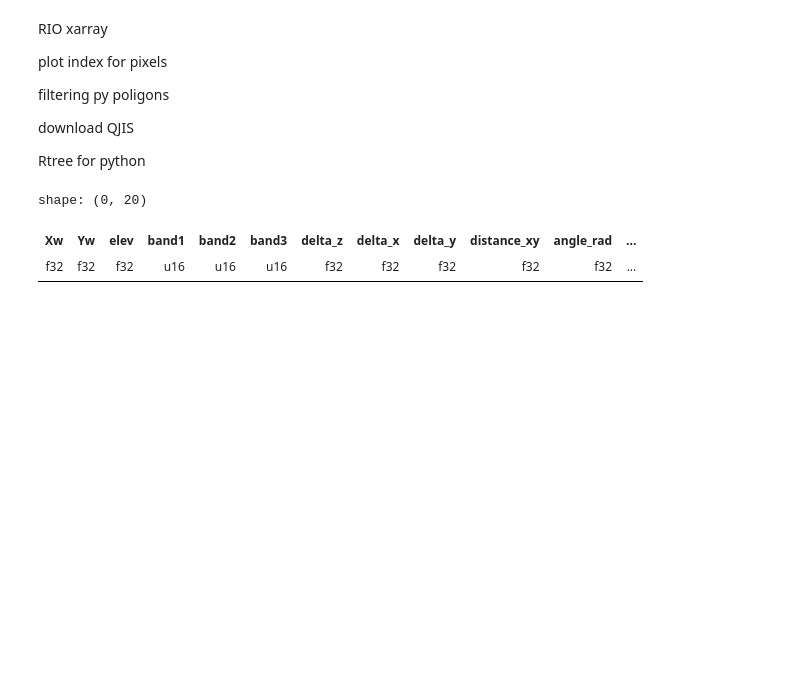
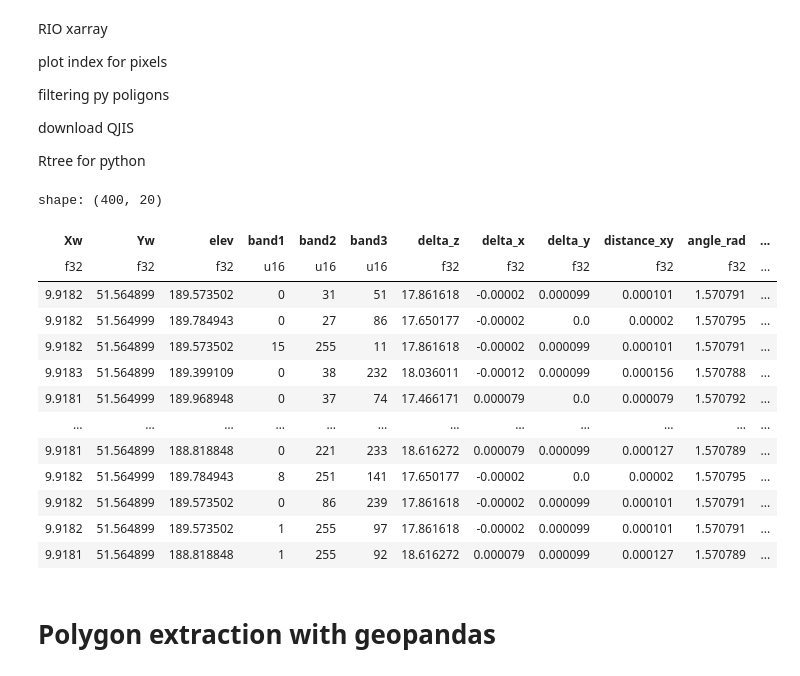
Before and after one commit to ReneHeim/proj_on_uav, a Jupyter notebook: Optimisation_Changes/Journal of improvements.ipynb, the cells around one changed output. Drawn from its saved outputs; the diff is of its cells as text; code cells hidden in the pictures; blank space fills up the shorter version.

Commit message:
Data Filtering part 1

```diff
--- a/Optimisation_Changes/Journal of improvements.ipynb
+++ b/Optimisation_Changes/Journal of improvements.ipynb
@@ -645,11 +648,10 @@ The Polars implementation improved the time complexity for several operations:
 import polars as pl
 
 # Path to the Parquet file
-file_path = r"D:\ds_seminar_ws_2024_2025\example_data_week8\output\extract\20241029_week8_project_0_IMG_0000_1.tif.parquet"
+file_path = r"/run/media/mak/OS/example_data_week8/output/extract/20241029_week8_project_6_IMG_0396_1.tif.parquet"
 
 # Load the Parquet file into a Polars DataFrame
 df = pl.read_parquet(file_path)
 
 # Display the first few rows
-print(df.head(2))
-print(df.shape)
+df
@@ -664,8 +670,21 @@ download QJIS
 
 Rtree for python
 # %%
-df.head(100)
+df.head(400)
 # %% [output]
-shape: (0, 20)
+shape: (400, 20)
 | Xw | Yw | elev | band1 | band2 | band3 | delta_z | delta_x | delta_y | distance_xy | angle_rad | ... |
 | f32 | f32 | f32 | u16 | u16 | u16 | f32 | f32 | f32 | f32 | f32 | ... |
+| 9.9182 | 51.564899 | 189.573502 | 0 | 31 | 51 | 17.861618 | -0.00002 | 0.000099 | 0.000101 | 1.570791 | ... |
+| 9.9182 | 51.564999 | 189.784943 | 0 | 27 | 86 | 17.650177 | -0.00002 | 0.0 | 0.00002 | 1.570795 | ... |
+| 9.9182 | 51.564899 | 189.573502 | 15 | 255 | 11 | 17.861618 | -0.00002 | 0.000099 | 0.000101 | 1.570791 | ... |
+| 9.9183 | 51.564899 | 189.399109 | 0 | 38 | 232 | 18.036011 | -0.00012 | 0.000099 | 0.000156 | 1.570788 | ... |
+| 9.9181 | 51.564999 | 189.968948 | 0 | 37 | 74 | 17.466171 | 0.000079 | 0.0 | 0.000079 | 1.570792 | ... |
+| … | … | … | … | … | … | … | … | … | … | … | ... |
+| 9.9181 | 51.564899 | 188.818848 | 0 | 221 | 233 | 18.616272 | 0.000079 | 0.000099 | 0.000127 | 1.570789 | ... |
+| 9.9182 | 51.564999 | 189.784943 | 8 | 251 | 141 | 17.650177 | -0.00002 | 0.0 | 0.00002 | 1.570795 | ... |
+| 9.9182 | 51.564899 | 189.573502 | 0 | 86 | 239 | 17.861618 | -0.00002 | 0.000099 | 0.000101 | 1.570791 | ... |
+| 9.9182 | 51.564899 | 189.573502 | 1 | 255 | 97 | 17.861618 | -0.00002 | 0.000099 | 0.000101 | 1.570791 | ... |
+| 9.9181 | 51.564899 | 188.818848 | 1 | 255 | 92 | 18.616272 | 0.000079 | 0.000099 | 0.000127 | 1.570789 | ... |
+# %% [markdown]
+# Polygon extraction with geopandas
```
Also changed, not shown: parts of 13 cells of this notebook, 4 other files.
